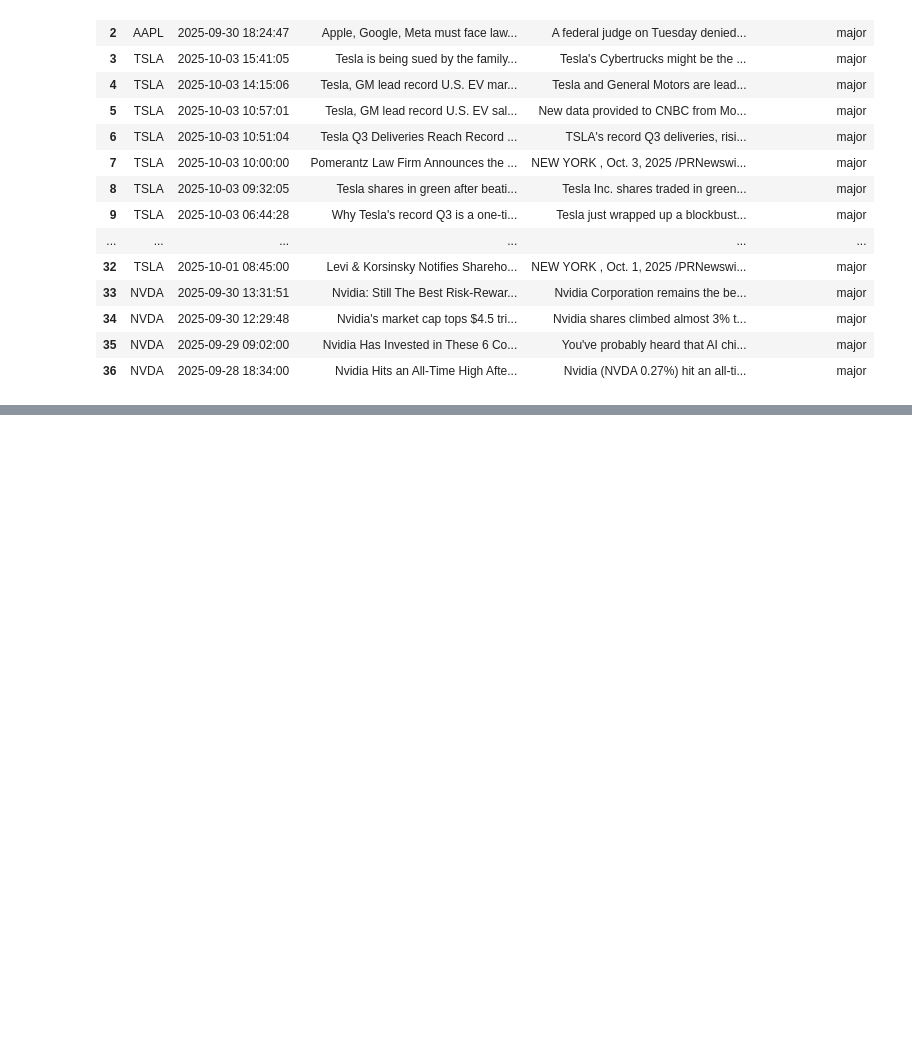
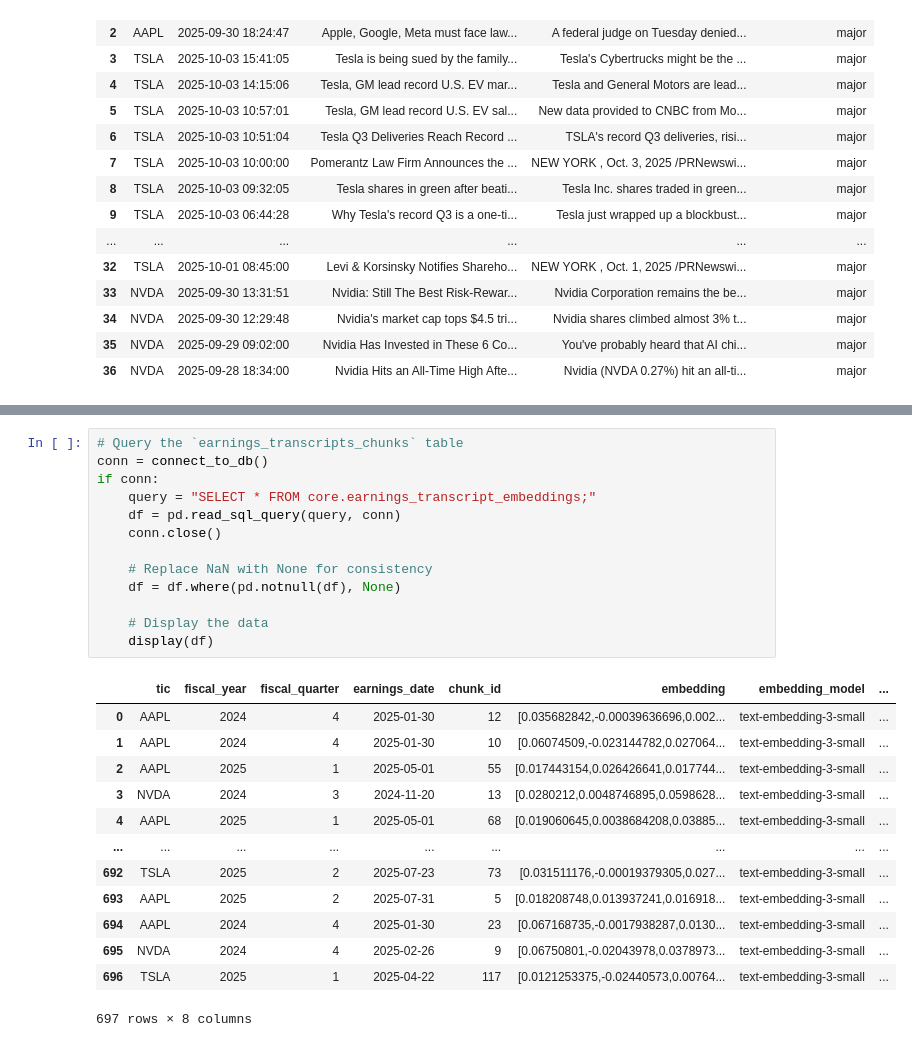
Before and after one commit to vincentsham/stock_ai_app, a Jupyter notebook: server/database/db_queries.ipynb, the cells around one changed output, grey strips where cells are left out. Cells and saved outputs as stored; diff of their text form; blank space fills up the shorter version.

```diff
--- a/server/database/database_queries.ipynb
+++ b/server/database/db_queries.ipynb
@@ -469,0 +497,27 @@ Name: token_count, dtype: float64
+# %%
+# Query the `earnings_transcripts_chunks` table
+conn = connect_to_db()
+if conn:
+    query = "SELECT * FROM core.earnings_transcript_embeddings;"
+    df = pd.read_sql_query(query, conn)
+    conn.close()
+
+    # Replace NaN with None for consistency
+    df = df.where(pd.notnull(df), None)
+
+    # Display the data
+    display(df)
+# %% [output]
+|  | tic | fiscal_year | fiscal_quarter | earnings_date | chunk_id | embedding | embedding_model | ... |
+| 0 | AAPL | 2024 | 4 | 2025-01-30 | 12 | [0.035682842,-0.00039636696,0.002... | text-embedding-3-small | ... |
+| 1 | AAPL | 2024 | 4 | 2025-01-30 | 10 | [0.06074509,-0.023144782,0.027064... | text-embedding-3-small | ... |
+| 2 | AAPL | 2025 | 1 | 2025-05-01 | 55 | [0.017443154,0.026426641,0.017744... | text-embedding-3-small | ... |
+| 3 | NVDA | 2024 | 3 | 2024-11-20 | 13 | [0.0280212,0.0048746895,0.0598628... | text-embedding-3-small | ... |
+| 4 | AAPL | 2025 | 1 | 2025-05-01 | 68 | [0.019060645,0.0038684208,0.03885... | text-embedding-3-small | ... |
+| ... | ... | ... | ... | ... | ... | ... | ... | ... |
+| 692 | TSLA | 2025 | 2 | 2025-07-23 | 73 | [0.031511176,-0.00019379305,0.027... | text-embedding-3-small | ... |
+| 693 | AAPL | 2025 | 2 | 2025-07-31 | 5 | [0.018208748,0.013937241,0.016918... | text-embedding-3-small | ... |
+| 694 | AAPL | 2024 | 4 | 2025-01-30 | 23 | [0.067168735,-0.0017938287,0.0130... | text-embedding-3-small | ... |
+| 695 | NVDA | 2024 | 4 | 2025-02-26 | 9 | [0.06750801,-0.02043978,0.0378973... | text-embedding-3-small | ... |
+| 696 | TSLA | 2025 | 1 | 2025-04-22 | 117 | [0.0121253375,-0.02440573,0.00764... | text-embedding-3-small | ... |
+697 rows × 8 columns
```
Also changed, not shown: parts of 6 cells of this notebook, 3 other files.
